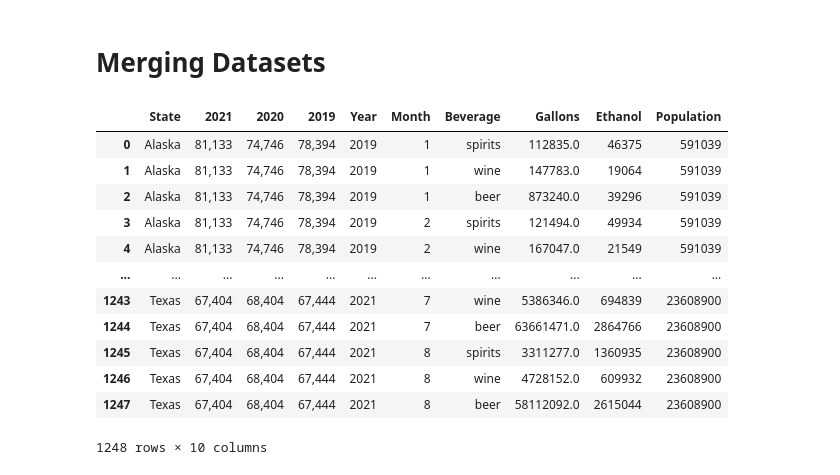
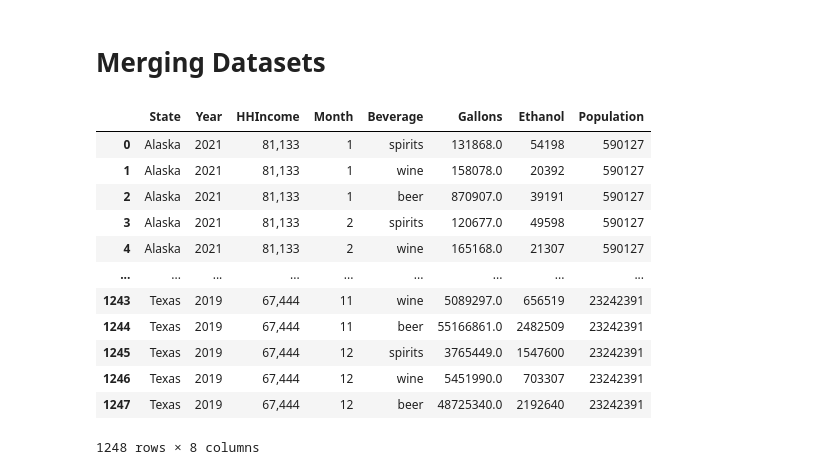
Before and after one commit to alexisn725/US_Alcohol_HHIncome, a Jupyter notebook: US_Alcohol_HHIncome.ipynb, the cells around one changed output. Drawn from its saved outputs; the diff is of its cells as text; code cells hidden in the pictures.

Commit message:
cleaned up more and merged

```diff
--- a/US_Alcohol_HHIncome.ipynb
+++ b/US_Alcohol_HHIncome.ipynb
@@ -172,3 +172,8 @@ HHIncome
 | 50 | West Virginia | 46,836 | 51,970 | 53,706 |
 | 51 | Wisconsin | 69,943 | 67,405 | 67,355 |
 | 52 | Wyoming | 71,052 | 65,450 | 65,134 |
+# %%
+HHIncomeM = HHIncome.melt(id_vars=["State"],
+        var_name="Year",
+        value_name="HHIncome")
+print(HHIncomeM)
@@ -312,10 +332,13 @@ print(alclist)
 ['spirits', 'wine', 'beer']
 # %%
 # in order to change this data, we'll have to change the dtype of those columns to string
+# we can also change the Year column to string as well, since we won't be using it as an integer
 
 Alcohol['State'] = Alcohol['State'].astype('str')
 
 Alcohol['Beverage'] = Alcohol['Beverage'].astype('str')
 
+Alcohol['Year'] = Alcohol['Year'].astype('str')
+
 print(Alcohol.dtypes)
 # %% [output]
@@ -355,19 +378,19 @@ Alcohol
 # %% [markdown]
 <h1> Merging Datasets </h1>
 # %%
-merged_df = pd.merge(HHIncome, Alcohol)
+merged_df = pd.merge(HHIncomeM, Alcohol)
 merged_df
 # %% [output]
-|  | State | 2021 | 2020 | 2019 | Year | Month | Beverage | Gallons | Ethanol | Population |
-| 0 | Alaska | 81,133 | 74,746 | 78,394 | 2019 | 1 | spirits | 112835.0 | 46375 | 591039 |
-| 1 | Alaska | 81,133 | 74,746 | 78,394 | 2019 | 1 | wine | 147783.0 | 19064 | 591039 |
-| 2 | Alaska | 81,133 | 74,746 | 78,394 | 2019 | 1 | beer | 873240.0 | 39296 | 591039 |
-| 3 | Alaska | 81,133 | 74,746 | 78,394 | 2019 | 2 | spirits | 121494.0 | 49934 | 591039 |
-| 4 | Alaska | 81,133 | 74,746 | 78,394 | 2019 | 2 | wine | 167047.0 | 21549 | 591039 |
-| ... | ... | ... | ... | ... | ... | ... | ... | ... | ... | ... |
-| 1243 | Texas | 67,404 | 68,404 | 67,444 | 2021 | 7 | wine | 5386346.0 | 694839 | 23608900 |
-| 1244 | Texas | 67,404 | 68,404 | 67,444 | 2021 | 7 | beer | 63661471.0 | 2864766 | 23608900 |
-| 1245 | Texas | 67,404 | 68,404 | 67,444 | 2021 | 8 | spirits | 3311277.0 | 1360935 | 23608900 |
-| 1246 | Texas | 67,404 | 68,404 | 67,444 | 2021 | 8 | wine | 4728152.0 | 609932 | 23608900 |
-| 1247 | Texas | 67,404 | 68,404 | 67,444 | 2021 | 8 | beer | 58112092.0 | 2615044 | 23608900 |
+|  | State | Year | HHIncome | Month | Beverage | Gallons | Ethanol | Population |
+| 0 | Alaska | 2021 | 81,133 | 1 | spirits | 131868.0 | 54198 | 590127 |
+| 1 | Alaska | 2021 | 81,133 | 1 | wine | 158078.0 | 20392 | 590127 |
+| 2 | Alaska | 2021 | 81,133 | 1 | beer | 870907.0 | 39191 | 590127 |
+| 3 | Alaska | 2021 | 81,133 | 2 | spirits | 120677.0 | 49598 | 590127 |
+| 4 | Alaska | 2021 | 81,133 | 2 | wine | 165168.0 | 21307 | 590127 |
+| ... | ... | ... | ... | ... | ... | ... | ... | ... |
+| 1243 | Texas | 2019 | 67,444 | 11 | wine | 5089297.0 | 656519 | 23242391 |
+| 1244 | Texas | 2019 | 67,444 | 11 | beer | 55166861.0 | 2482509 | 23242391 |
+| 1245 | Texas | 2019 | 67,444 | 12 | spirits | 3765449.0 | 1547600 | 23242391 |
+| 1246 | Texas | 2019 | 67,444 | 12 | wine | 5451990.0 | 703307 | 23242391 |
+| 1247 | Texas | 2019 | 67,444 | 12 | beer | 48725340.0 | 2192640 | 23242391 |
-1248 rows × 10 columns
+1248 rows × 8 columns
```
Also changed, not shown: parts of 12 cells of this notebook.
